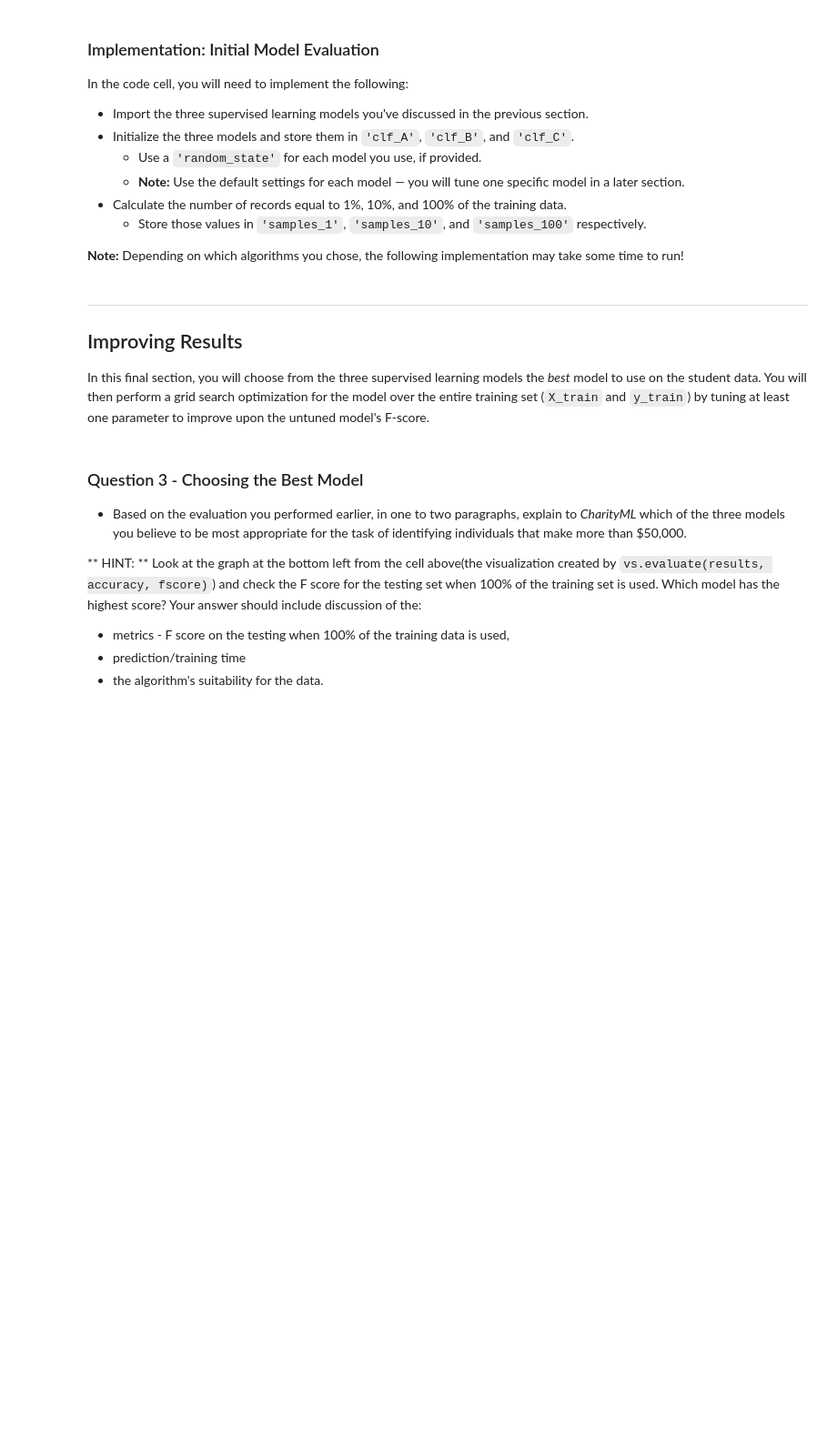
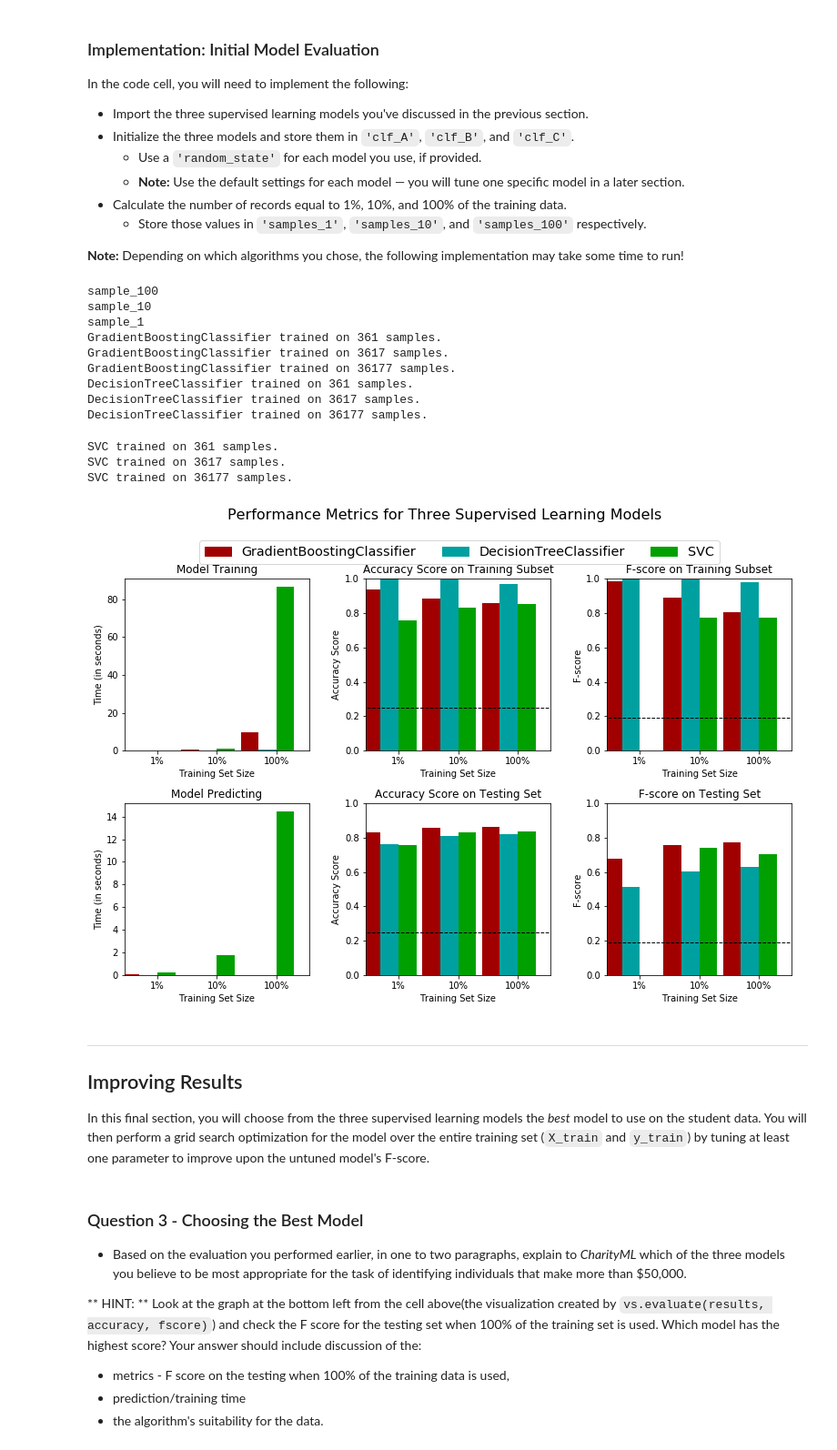
Before and after one commit to lvibb/sandbox, a Jupyter notebook: mlnd/projects/finding_donors/finding_donors.ipynb, the cells around one changed output. Shown at 91% size. Drawn from its saved outputs; the diff is of its cells as text; code cells hidden in the pictures; blank space fills up the shorter version.

```diff
--- a/mlnd/projects/finding_donors/finding_donors.ipynb
+++ b/mlnd/projects/finding_donors/finding_donors.ipynb
@@ -437,7 +391,6 @@ def train_predict(learner, sample_size, X_train, y_train, X_test, y_test):
        - X_test: features testing set
        - y_test: income testing set
     '''
-
     results = {}
 
     # TODO: Fit the learner to the training data using slicing with 'sample_size' using .fit(training_features[:], training_labels[:])
@@ -459,16 +412,16 @@ def train_predict(learner, sample_size, X_train, y_train, X_test, y_test):
     results['pred_time'] = end - start
 
     # TODO: Compute accuracy on the first 300 training samples which is y_train[:300]
-    results['acc_train'] = accuracy_score(y_train[:sample_size], predictions_train) #ratio of TP/total number of predictions
+    results['acc_train'] = accuracy_score(y_train[:300], predictions_train) #ratio of TP/total number of predictions
 
     # TODO: Compute accuracy on test set using accuracy_score()
     results['acc_test'] = accuracy_score(y_test, predictions_test)
 
     # TODO: Compute F-score on the the first 300 training samples using fbeta_score()
-    results['f_train'] =
+    results['f_train'] = fbeta_score(y_train[:300], predictions_train, beta=0.2)
 
     # TODO: Compute F-score on the test set which is y_test
-    results['f_test'] = None
+    results['f_test'] = fbeta_score(y_test, predictions_test, beta=0.2)
 
     # Success
     print("{} trained on {} samples.".format(learner.__class__.__name__, sample_size))
@@ -490,31 +441,53 @@ In the code cell, you will need to implement the following:
 **Note:** Depending on which algorithms you chose, the following implementation may take some time to run!
 # %%
 # TODO: Import the three supervised learning models from sklearn
+from sklearn.ensemble import GradientBoostingClassifier
+from sklearn.tree import DecisionTreeClassifier
+from sklearn.svm import SVC
 
 # TODO: Initialize the three models
-clf_A = None
-clf_B = None
-clf_C = None
+clf_A = GradientBoostingClassifier(random_state=1)
+clf_B = DecisionTreeClassifier(random_state = 1)
+clf_C = SVC(random_state = 1)
+
 
 # TODO: Calculate the number of samples for 1%, 10%, and 100% of the training data
 # HINT: samples_100 is the entire training set i.e. len(y_train)
 # HINT: samples_10 is 10% of samples_100 (ensure to set the count of the values to be `int` and not `float`)
 # HINT: samples_1 is 1% of samples_100 (ensure to set the count of the values to be `int` and not `float`)
-samples_100 = None
-samples_10 = None
-samples_1 = None
+samples_100 = len(X_train)
+samples_10 = int(samples_100 * 0.1)
+samples_1 = int(samples_10 * 0.1)
+print('sample_100')
+print('sample_10')
+print('sample_1')
 
 # Collect results on the learners
 results = {}
 for clf in [clf_A, clf_B, clf_C]:
     clf_name = clf.__class__.__name__
     results[clf_name] = {}
+    #print(clf)
     for i, samples in enumerate([samples_1, samples_10, samples_100]):
         results[clf_name][i] = \
         train_predict(clf, samples, X_train, y_train, X_test, y_test)
 
 # Run metrics visualization for the three supervised learning models chosen
 vs.evaluate(results, accuracy, fscore)
+# %% [output]
+sample_100
+sample_10
+sample_1
+GradientBoostingClassifier trained on 361 samples.
+GradientBoostingClassifier trained on 3617 samples.
+GradientBoostingClassifier trained on 36177 samples.
+DecisionTreeClassifier trained on 361 samples.
+DecisionTreeClassifier trained on 3617 samples.
+DecisionTreeClassifier trained on 36177 samples.
+SVC trained on 361 samples.
+SVC trained on 3617 samples.
+SVC trained on 36177 samples.
+[figure, added]
 # %% [markdown]
 ----
 ## Improving Results
```
Also changed, not shown: parts of 33 cells of this notebook, 2 other files.
